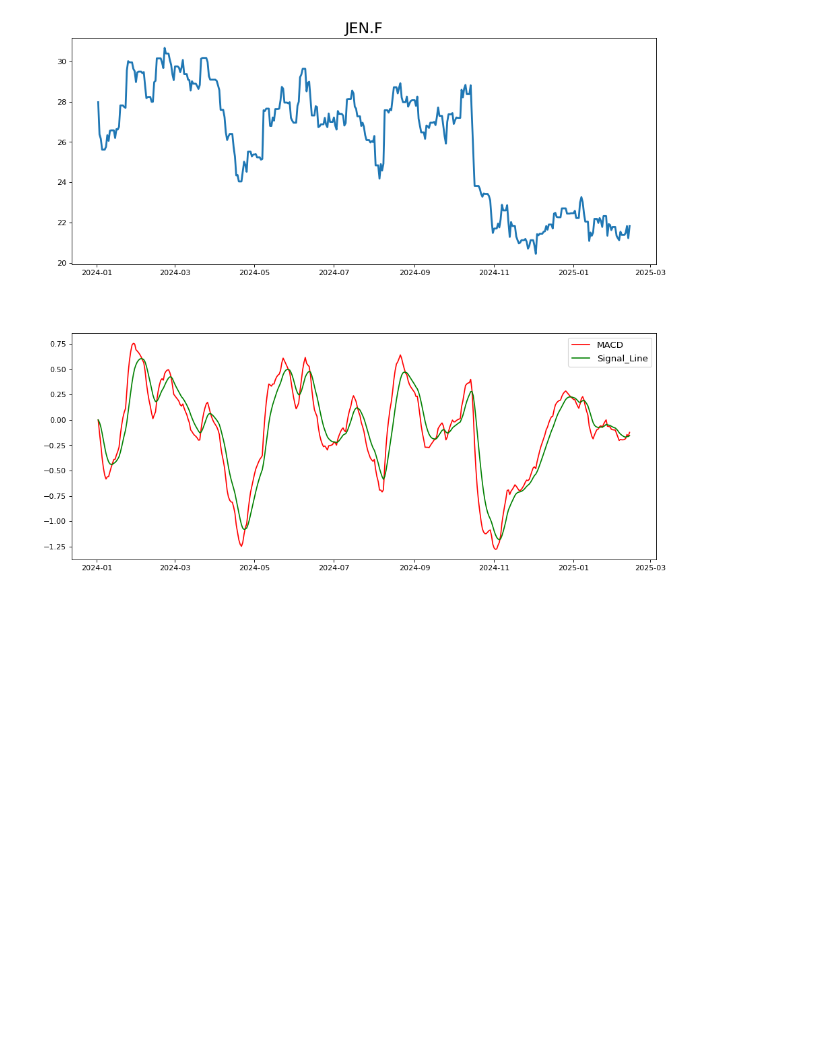
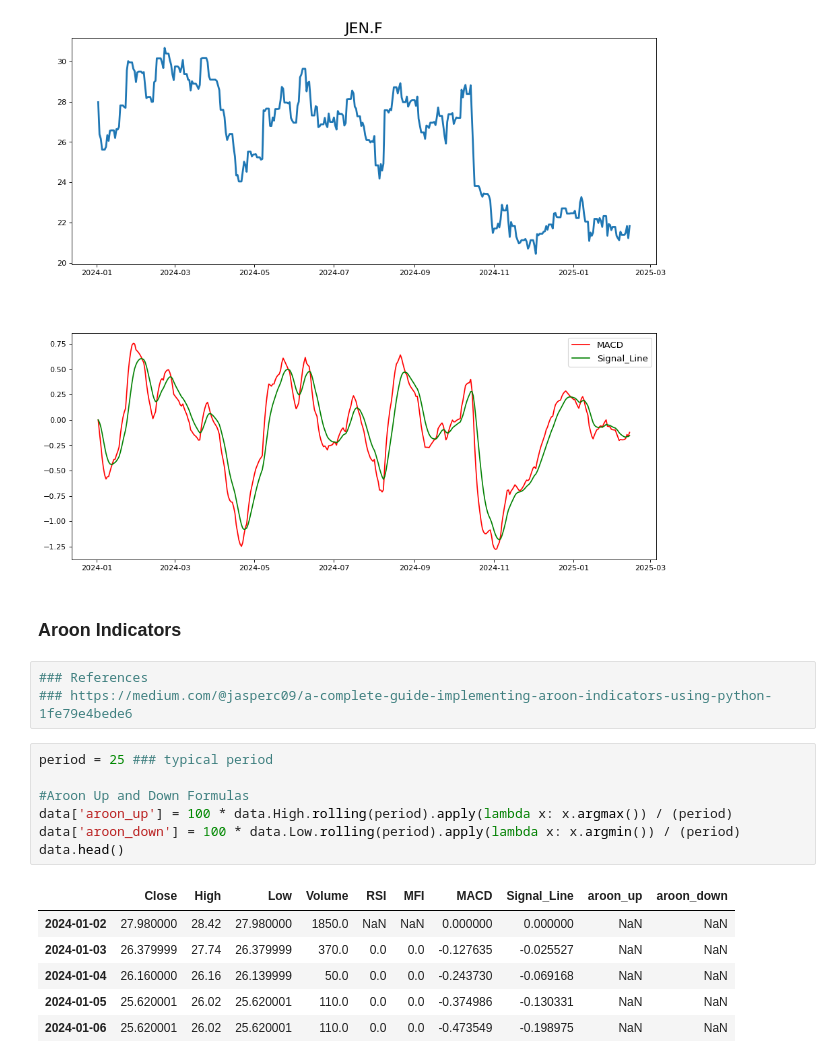
Before and after one commit to CSQlombard/Technical_Indicators, a Jupyter notebook: Technical_Indicators.ipynb, the cells around one changed output. Cells and saved outputs as stored; diff of their text form; blank space fills up the shorter version.

```diff
--- a/RSI_MFI_MACD.ipynb
+++ b/Technical_Indicators.ipynb
@@ -241,3 +242,22 @@ ax2.legend(['MACD', 'Signal_Line'], fontsize=12)
 plt.show()
 # %% [output]
 [figure]
+# %% [markdown]
+### Aroon Indicators
+# %%
+### References
+### https://medium.com/@jasperc09/a-complete-guide-implementing-aroon-indicators-using-python-1fe79e4bede6
+# %%
+period = 25 ### typical period
+
+#Aroon Up and Down Formulas
+data['aroon_up'] = 100 * data.High.rolling(period).apply(lambda x: x.argmax()) / (period)
+data['aroon_down'] = 100 * data.Low.rolling(period).apply(lambda x: x.argmin()) / (period)
+data.head()
+# %% [output]
+|  | Close | High | Low | Volume | RSI | MFI | MACD | Signal_Line | aroon_up | aroon_down |
+| 2024-01-02 | 27.980000 | 28.42 | 27.980000 | 1850.0 | NaN | NaN | 0.000000 | 0.000000 | NaN | NaN |
+| 2024-01-03 | 26.379999 | 27.74 | 26.379999 | 370.0 | 0.0 | 0.0 | -0.127635 | -0.025527 | NaN | NaN |
+| 2024-01-04 | 26.160000 | 26.16 | 26.139999 | 50.0 | 0.0 | 0.0 | -0.243730 | -0.069168 | NaN | NaN |
+| 2024-01-05 | 25.620001 | 26.02 | 25.620001 | 110.0 | 0.0 | 0.0 | -0.374986 | -0.130331 | NaN | NaN |
+| 2024-01-06 | 25.620001 | 26.02 | 25.620001 | 110.0 | 0.0 | 0.0 | -0.473549 | -0.198975 | NaN | NaN |
```
Also changed, not shown: parts of 2 cells of this notebook.
